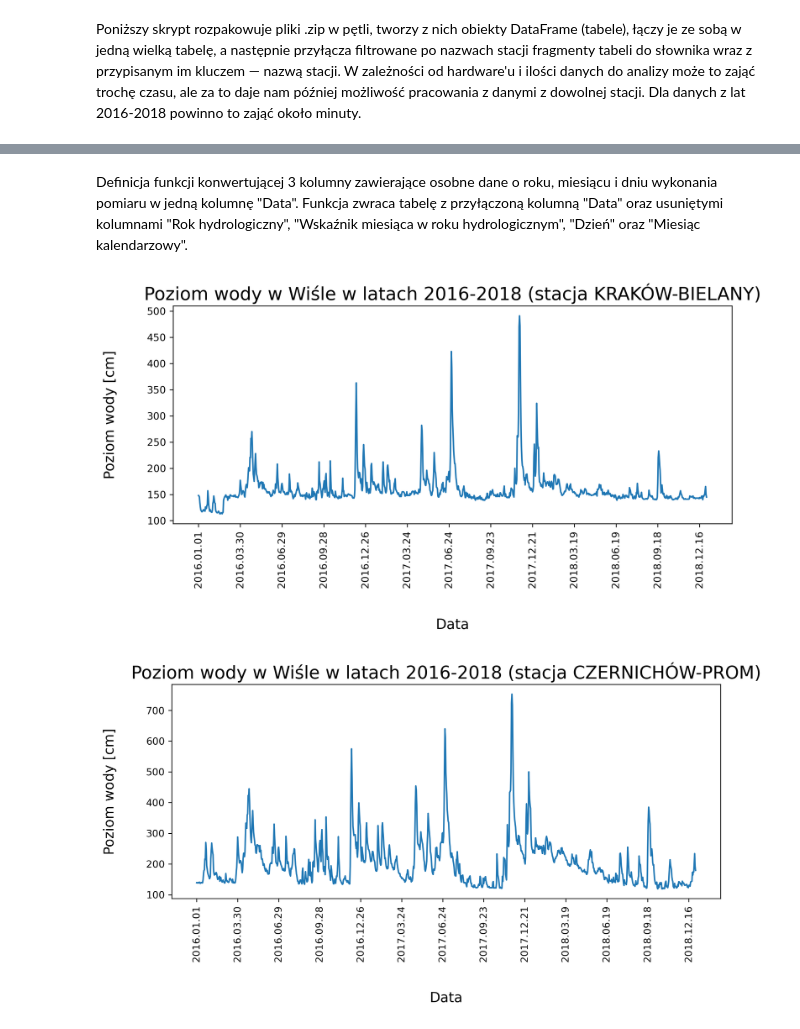
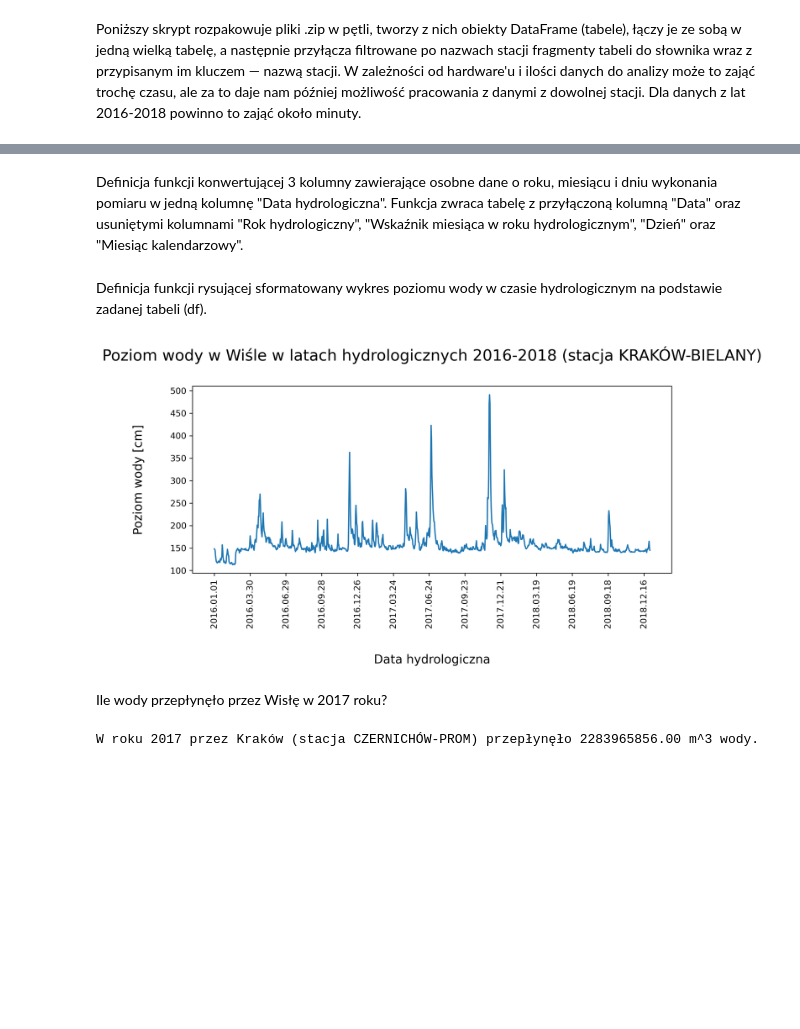
Before and after one commit to f1lem0n/vistula-level, a Jupyter notebook: main.ipynb, the cells around one changed output, grey strips where cells are left out. Drawn from its saved outputs; the diff is of its cells as text; code cells hidden in the pictures; blank space fills up the shorter version.

Commit message:
czernichow flow

```diff
--- a/main.ipynb
+++ b/main.ipynb
@@ -74,5 +74,5 @@ execution time: 52.38820505142212 s
 # %% [markdown]
-Definicja funkcji konwertującej 3 kolumny zawierające osobne dane o roku, miesiącu i dniu wykonania pomiaru w jedną kolumnę "Data". Funkcja zwraca tabelę z przyłączoną kolumną "Data" oraz usuniętymi kolumnami "Rok hydrologiczny", "Wskaźnik miesiąca w roku hydrologicznym", "Dzień" oraz "Miesiąc kalendarzowy".
+Definicja funkcji konwertującej 3 kolumny zawierające osobne dane o roku, miesiącu i dniu wykonania pomiaru w jedną kolumnę "Data hydrologiczna". Funkcja zwraca tabelę z przyłączoną kolumną "Data" oraz usuniętymi kolumnami "Rok hydrologiczny", "Wskaźnik miesiąca w roku hydrologicznym", "Dzień" oraz "Miesiąc kalendarzowy".
 # %%
 def date_creator(df: pd.DataFrame) -> pd.DataFrame:
     """Takes year, month and day cols and combines them into date col (YYYY-MM-dd format).
@@ -84,7 +84,7 @@ def date_creator(df: pd.DataFrame) -> pd.DataFrame:
         date = f"{row}.{df['Wskaźnik miesiąca w roku hydrologicznym'][idx]:02d}.{df['Dzień'][idx]:02d}"
         dates.append(date)
 
-    df.insert(value=dates, column='Data', loc=3)
+    df.insert(value=dates, column='Data hydrologiczna', loc=3)
 
     df = df.drop(
         axis=1,
@@ -102,21 +99,25 @@ czernichow_prom = date_creator(DF['CZERNICHÓW-PROM'])
+# %% [markdown]
+Definicja funkcji rysującej sformatowany wykres poziomu wody w czasie hydrologicznym na podstawie zadanej tabeli (df).
 # %%
-def plot_wlevel(df: pd.DataFrame):
+def plot_wlevel(station: str):
+    """Draws formatted plot of water level in time."""
+
+    df = date_creator(DF[station])    # Tabel with data from KRAKÓW-BIELANY station
+
     fig = plt.figure(figsize=(10, 4), dpi=300, facecolor='#ffffff')
     plt.plot(
-        df['Data'],
+        df['Data hydrologiczna'],
         df['Stan wody [cm]'],
     )
-    plt.title(f'Poziom wody w Wiśle w latach 2016-2018 (stacja {df["Nazwa stacji"][0]})', fontdict={'fontsize': 18})
+    plt.title(f'Poziom wody w Wiśle w latach hydrologicznych 2016-2018 (stacja {df["Nazwa stacji"][0]})', fontdict={'fontsize': 18}, pad=30)
     plt.ylabel('Poziom wody [cm]', fontdict={'fontsize': 14}, labelpad=30)
-    plt.xlabel('Data', fontdict={'fontsize': 14}, labelpad=30)
-    plt.xticks(df['Data'][::90], rotation=90)
+    plt.xlabel('Data hydrologiczna', fontdict={'fontsize': 14}, labelpad=30)
+    plt.xticks(df['Data hydrologiczna'][::90], rotation=90)
     plt.savefig(f'output/fig-{df["Nazwa stacji"][0]}.png', bbox_inches='tight')
     plt.show()
     plt.close(fig)
 
 
-plot_wlevel(krk_bielany)
-plot_wlevel(czernichow_prom)
+plot_wlevel('KRAKÓW-BIELANY')
 # %% [output]
-[figure, old version]
+[figure, new version]
-[figure, removed]
@@ -125,3 +124,13 @@ czernichow_prom2016 =
+# %% [markdown]
+Ile wody przepłynęło przez Wisłę w 2017 roku?
+# %%
+czernichow_prom = DF['CZERNICHÓW-PROM']
+czernichow_prom2017 = czernichow_prom[czernichow_prom['Rok hydrologiczny'] == 2017]
+czernichow_prom2017.set_index(idx for idx, _ in enumerate(czernichow_prom2017['Kod stacji']))
+mean_flow = czernichow_prom2017['Przepływ [m^3/s]'].mean()
+print(f'W roku 2017 przez Kraków (stacja CZERNICHÓW-PROM) przepłynęło {mean_flow*60*60*24*len(czernichow_prom2017["Kod stacji"]):.2f} m^3 wody.')
+# %% [output]
+W roku 2017 przez Kraków (stacja CZERNICHÓW-PROM) przepłynęło 2283965856.00 m^3 wody.
 # %%
 fig1 = plt.figure(figsize=(10, 6), dpi=100, facecolor='#ffffff')
 plt.plot(
```
Also changed, not shown: parts of 3 cells of this notebook, 2 other files.
